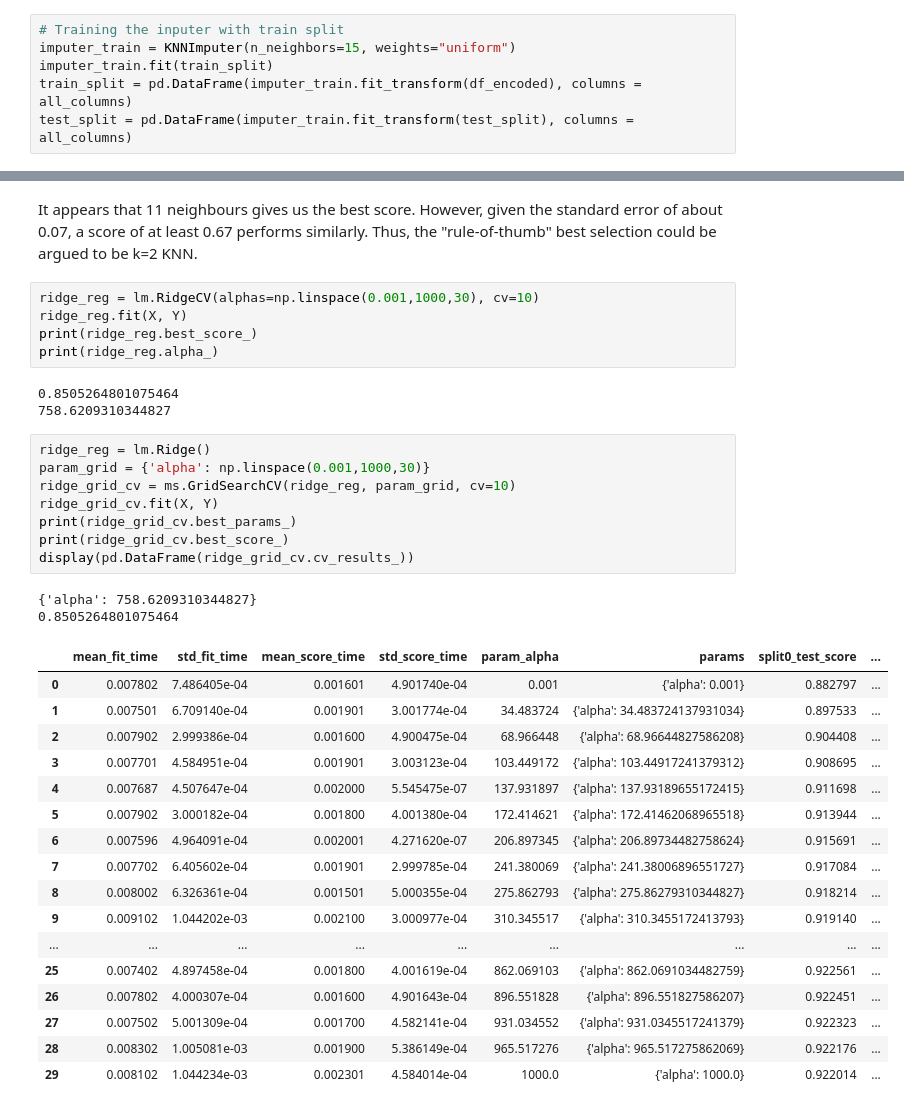
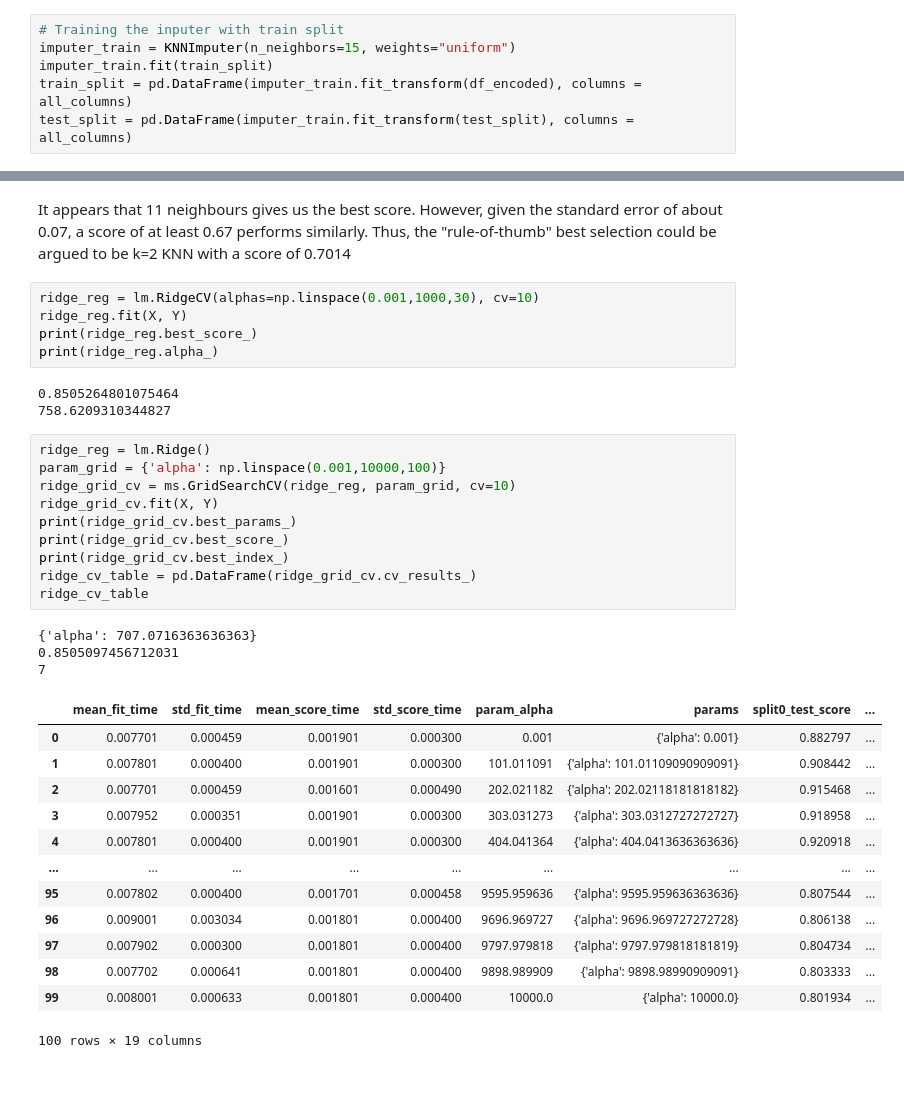
Before and after one commit to martinsun0/AML-assignments, a Jupyter notebook: hw2/RLS/hw2_part1.ipynb, the cells around one changed output, grey strips where cells are left out. Saved outputs shown, nothing was run; the diff lists cells and outputs as text; blank space fills up the shorter version.

```diff
--- a/hw2/RLS/hw2_part1.ipynb
+++ b/hw2/RLS/hw2_part1.ipynb
@@ -115,6 +137,6 @@ display(pd.DataFrame(knn_grid_cv.cv_results_))
 # %% [markdown]
 It appears that 11 neighbours gives us the best score. However, given the standard error of about 0.07, a score of at least
-0.67 performs similarly. Thus, the "rule-of-thumb" best selection could be argued to be k=2 KNN.
+0.67 performs similarly. Thus, the "rule-of-thumb" best selection could be argued to be k=2 KNN with a score of 0.7014
 # %%
 ridge_reg = lm.RidgeCV(alphas=np.linspace(0.001,1000,30), cv=10)
 ridge_reg.fit(X, Y)
@@ -125,29 +147,28 @@ print(ridge_reg.alpha_)
 758.6209310344827
 # %%
 ridge_reg = lm.Ridge()
-param_grid = {'alpha': np.linspace(0.001,1000,30)}
+param_grid = {'alpha': np.linspace(0.001,10000,100)}
 ridge_grid_cv = ms.GridSearchCV(ridge_reg, param_grid, cv=10)
 ridge_grid_cv.fit(X, Y)
 print(ridge_grid_cv.best_params_)
 print(ridge_grid_cv.best_score_)
-display(pd.DataFrame(ridge_grid_cv.cv_results_))
+print(ridge_grid_cv.best_index_)
+ridge_cv_table = pd.DataFrame(ridge_grid_cv.cv_results_)
+ridge_cv_table
 # %% [output]
-{'alpha': 758.6209310344827}
-0.8505264801075464
+{'alpha': 707.0716363636363}
+0.8505097456712031
+7
 |  | mean_fit_time | std_fit_time | mean_score_time | std_score_time | param_alpha | params | split0_test_score | ... |
-| 0 | 0.007802 | 7.486405e-04 | 0.001601 | 4.901740e-04 | 0.001 | {'alpha': 0.001} | 0.882797 | ... |
-| 1 | 0.007501 | 6.709140e-04 | 0.001901 | 3.001774e-04 | 34.483724 | {'alpha': 34.483724137931034} | 0.897533 | ... |
-| 2 | 0.007902 | 2.999386e-04 | 0.001600 | 4.900475e-04 | 68.966448 | {'alpha': 68.96644827586208} | 0.904408 | ... |
-| 3 | 0.007701 | 4.584951e-04 | 0.001901 | 3.003123e-04 | 103.449172 | {'alpha': 103.44917241379312} | 0.908695 | ... |
-| 4 | 0.007687 | 4.507647e-04 | 0.002000 | 5.545475e-07 | 137.931897 | {'alpha': 137.93189655172415} | 0.911698 | ... |
-| 5 | 0.007902 | 3.000182e-04 | 0.001800 | 4.001380e-04 | 172.414621 | {'alpha': 172.41462068965518} | 0.913944 | ... |
-| 6 | 0.007596 | 4.964091e-04 | 0.002001 | 4.271620e-07 | 206.897345 | {'alpha': 206.89734482758624} | 0.915691 | ... |
-| 7 | 0.007702 | 6.405602e-04 | 0.001901 | 2.999785e-04 | 241.380069 | {'alpha': 241.38006896551727} | 0.917084 | ... |
-| 8 | 0.008002 | 6.326361e-04 | 0.001501 | 5.000355e-04 | 275.862793 | {'alpha': 275.86279310344827} | 0.918214 | ... |
-| 9 | 0.009102 | 1.044202e-03 | 0.002100 | 3.000977e-04 | 310.345517 | {'alpha': 310.3455172413793} | 0.919140 | ... |
+| 0 | 0.007701 | 0.000459 | 0.001901 | 0.000300 | 0.001 | {'alpha': 0.001} | 0.882797 | ... |
+| 1 | 0.007801 | 0.000400 | 0.001901 | 0.000300 | 101.011091 | {'alpha': 101.01109090909091} | 0.908442 | ... |
+| 2 | 0.007701 | 0.000459 | 0.001601 | 0.000490 | 202.021182 | {'alpha': 202.02118181818182} | 0.915468 | ... |
+| 3 | 0.007952 | 0.000351 | 0.001901 | 0.000300 | 303.031273 | {'alpha': 303.0312727272727} | 0.918958 | ... |
+| 4 | 0.007801 | 0.000400 | 0.001901 | 0.000300 | 404.041364 | {'alpha': 404.0413636363636} | 0.920918 | ... |
 | ... | ... | ... | ... | ... | ... | ... | ... | ... |
-| 25 | 0.007402 | 4.897458e-04 | 0.001800 | 4.001619e-04 | 862.069103 | {'alpha': 862.0691034482759} | 0.922561 | ... |
-| 26 | 0.007802 | 4.000307e-04 | 0.001600 | 4.901643e-04 | 896.551828 | {'alpha': 896.551827586207} | 0.922451 | ... |
-| 27 | 0.007502 | 5.001309e-04 | 0.001700 | 4.582141e-04 | 931.034552 | {'alpha': 931.0345517241379} | 0.922323 | ... |
-| 28 | 0.008302 | 1.005081e-03 | 0.001900 | 5.386149e-04 | 965.517276 | {'alpha': 965.517275862069} | 0.922176 | ... |
-| 29 | 0.008102 | 1.044234e-03 | 0.002301 | 4.584014e-04 | 1000.0 | {'alpha': 1000.0} | 0.922014 | ... |
+| 95 | 0.007802 | 0.000400 | 0.001701 | 0.000458 | 9595.959636 | {'alpha': 9595.959636363636} | 0.807544 | ... |
+| 96 | 0.009001 | 0.003034 | 0.001801 | 0.000400 | 9696.969727 | {'alpha': 9696.969727272728} | 0.806138 | ... |
+| 97 | 0.007902 | 0.000300 | 0.001801 | 0.000400 | 9797.979818 | {'alpha': 9797.979818181819} | 0.804734 | ... |
+| 98 | 0.007702 | 0.000641 | 0.001801 | 0.000400 | 9898.989909 | {'alpha': 9898.98990909091} | 0.803333 | ... |
+| 99 | 0.008001 | 0.000633 | 0.001801 | 0.000400 | 10000.0 | {'alpha': 10000.0} | 0.801934 | ... |
+100 rows × 19 columns
```
Also changed, not shown: parts of 16 cells of this notebook, 1 other file.
